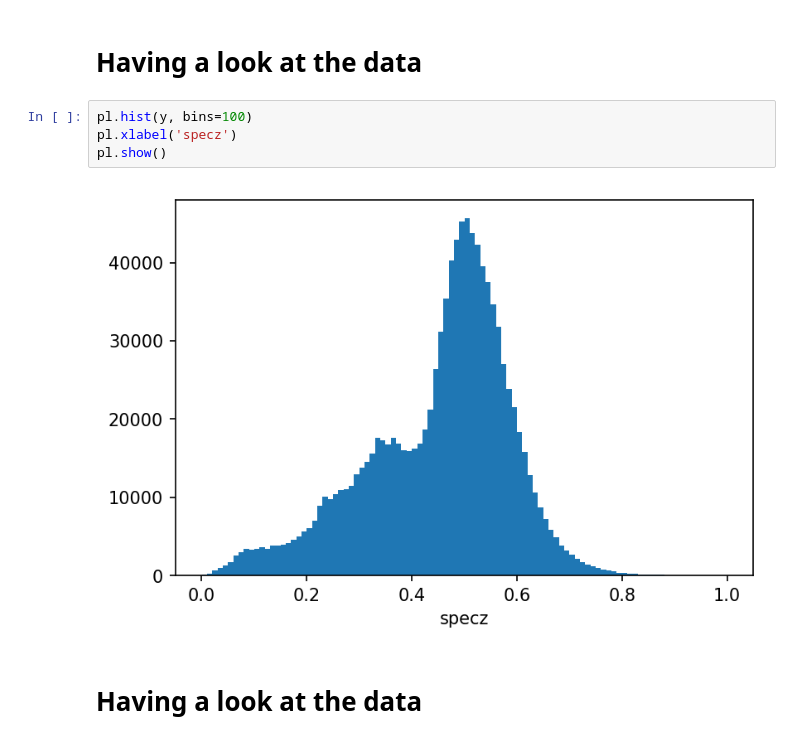
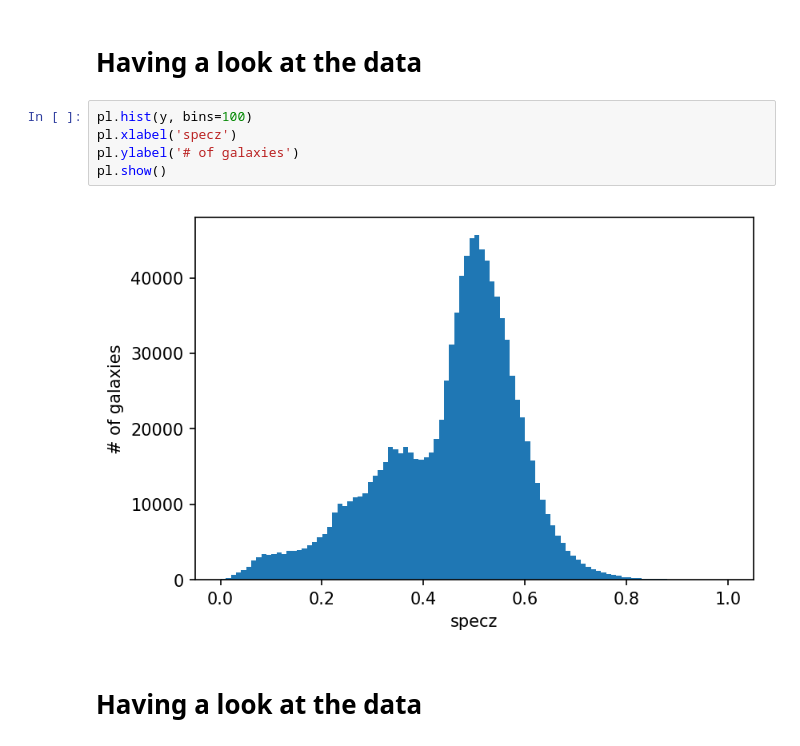
Before and after one commit to PierreGratier/AIISL, a Jupyter notebook: AIISL.ipynb, the cells around one changed output. Cells and saved outputs as stored; diff of their text form.

```diff
--- a/AIISL.ipynb
+++ b/AIISL.ipynb
@@ -218,9 +266,10 @@ Table length=1065891
 # %%
 pl.hist(y, bins=100)
 pl.xlabel('specz')
+pl.ylabel('# of galaxies')
 pl.show()
 # %% [output]
-[figure, old version]
+[figure, new version]
 # %% [markdown]
 # Having a look at the data
 # %%
```
Also changed, not shown: parts of 35 cells of this notebook, 1 other file.
